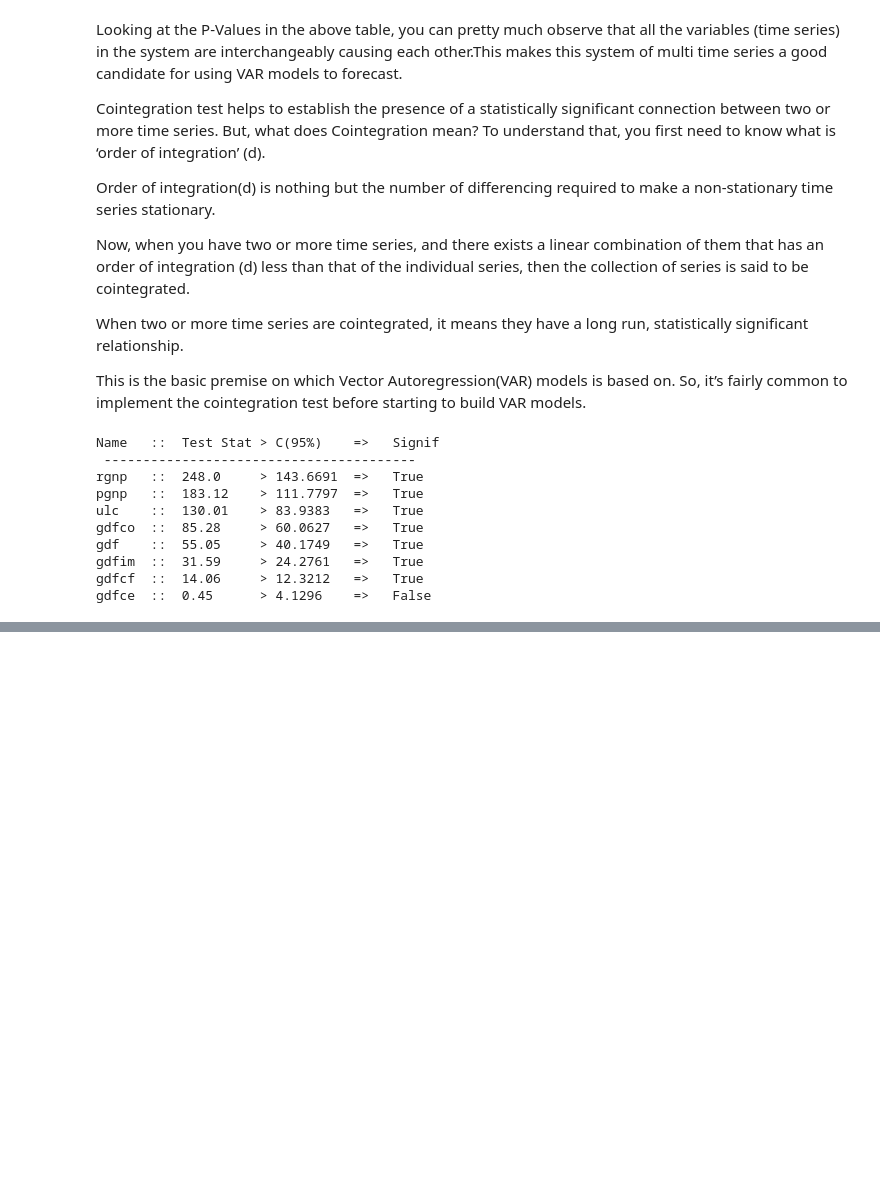
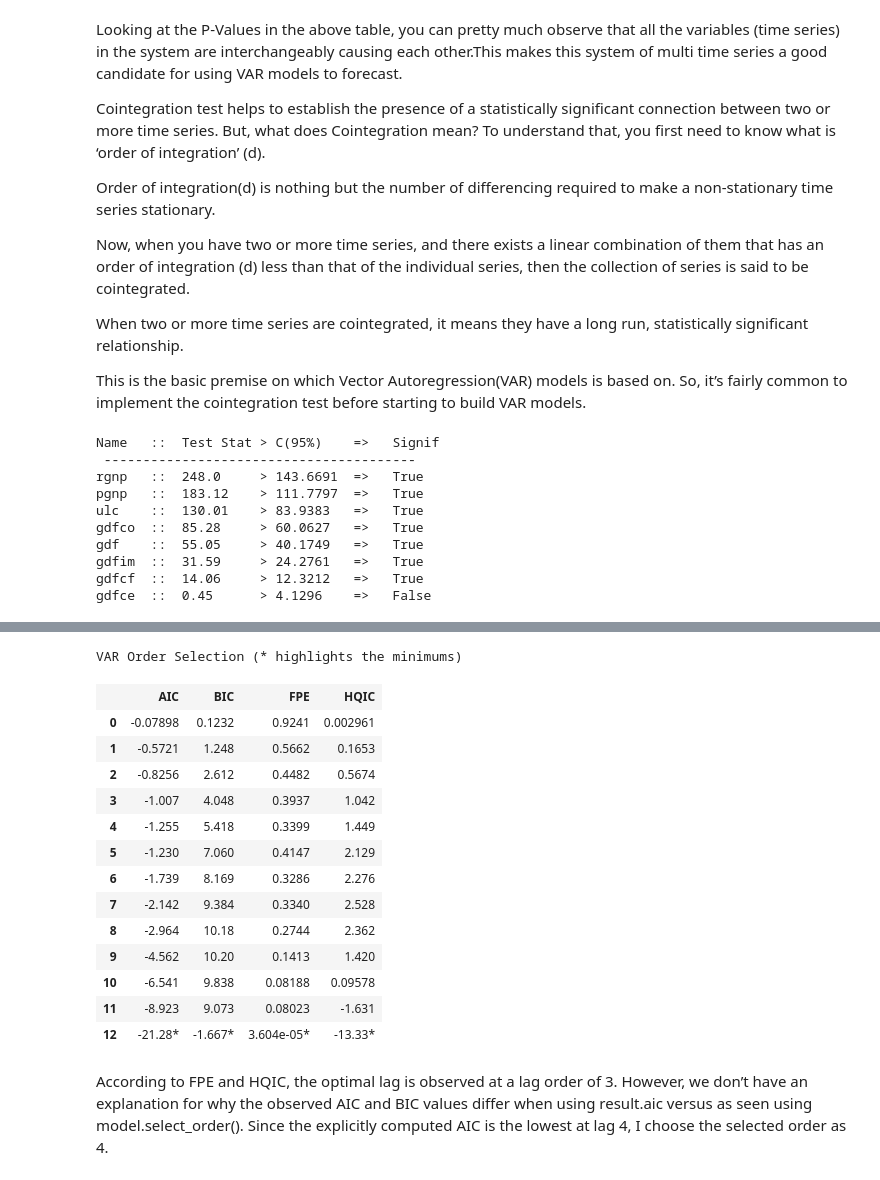
Before and after one commit to xxl4tomxu98/vector-autoregressive-model-wage-inflations, a Jupyter notebook: VAR-model.ipynb, the cells around one changed output, grey strips where cells are left out. Drawn from its saved outputs; the diff is of its cells as text; code cells hidden in the pictures; blank space fills up the shorter version.

```diff
--- a/VAR-model.ipynb
+++ b/VAR-model.ipynb
@@ -118,0 +121,6 @@ gdfce  ::  0.45      > 4.1296    =>   False
+# %%
+nobs = 4
+df_train, df_test = df[0:-nobs], df[-nobs:]
+# Check size 119 rows of train set and only 4 rows of test set
+print(df_train.shape)  # (119, 8)
+print(df_test.shape)  # (4, 8)
@@ -118,0 +191,3 @@ gdfce  ::  0.45      > 4.1296    =>   False
+# %%
+# 1st difference
+df_differenced = df_train.diff().dropna()
@@ -118,0 +217,4 @@ gdfce  ::  0.45      > 4.1296    =>   False
+# %%
+# After the first difference, Real Wages (Manufacturing) is still not stationary. It’s critical value is between 5% and 10% significance level.
+# Second Differencing
+df_differenced = df_differenced.diff().dropna()
@@ -118,0 +246,9 @@ gdfce  ::  0.45      > 4.1296    =>   False
+# %%
+model = VAR(df_differenced)
+for i in [1,2,3,4,5,6,7,8,9]:
+    result = model.fit(i)
+    print('Lag Order =', i)
+    print('AIC : ', result.aic)
+    print('BIC : ', result.bic)
+    print('FPE : ', result.fpe)
+    print('HQIC: ', result.hqic, '\n')
@@ -118,0 +273,24 @@ gdfce  ::  0.45      > 4.1296    =>   False
+# %%
+# An alternate method to choose the order(p) of the VAR models is to use
+# the model.select_order(maxlags) method. The selected order(p) is the
+# order that gives the lowest ‘AIC’, ‘BIC’, ‘FPE’ and ‘HQIC’ scores.
+x = model.select_order(maxlags=12)
+x.summary()
+# %% [output]
+VAR Order Selection (* highlights the minimums)
+|  | AIC | BIC | FPE | HQIC |
+| 0 | -0.07898 | 0.1232 | 0.9241 | 0.002961 |
+| 1 | -0.5721 | 1.248 | 0.5662 | 0.1653 |
+| 2 | -0.8256 | 2.612 | 0.4482 | 0.5674 |
+| 3 | -1.007 | 4.048 | 0.3937 | 1.042 |
+| 4 | -1.255 | 5.418 | 0.3399 | 1.449 |
+| 5 | -1.230 | 7.060 | 0.4147 | 2.129 |
+| 6 | -1.739 | 8.169 | 0.3286 | 2.276 |
+| 7 | -2.142 | 9.384 | 0.3340 | 2.528 |
+| 8 | -2.964 | 10.18 | 0.2744 | 2.362 |
+| 9 | -4.562 | 10.20 | 0.1413 | 1.420 |
+| 10 | -6.541 | 9.838 | 0.08188 | 0.09578 |
+| 11 | -8.923 | 9.073 | 0.08023 | -1.631 |
+| 12 | -21.28* | -1.667* | 3.604e-05* | -13.33* |
+# %% [markdown]
+According to FPE and HQIC, the optimal lag is observed at a lag order of 3. However, we don’t have an explanation for why the observed AIC and BIC values differ when using result.aic versus as seen using model.select_order(). Since the explicitly computed AIC is the lowest at lag 4, I choose the selected order as 4.
```
Also changed, not shown: parts of 18 cells of this notebook.
